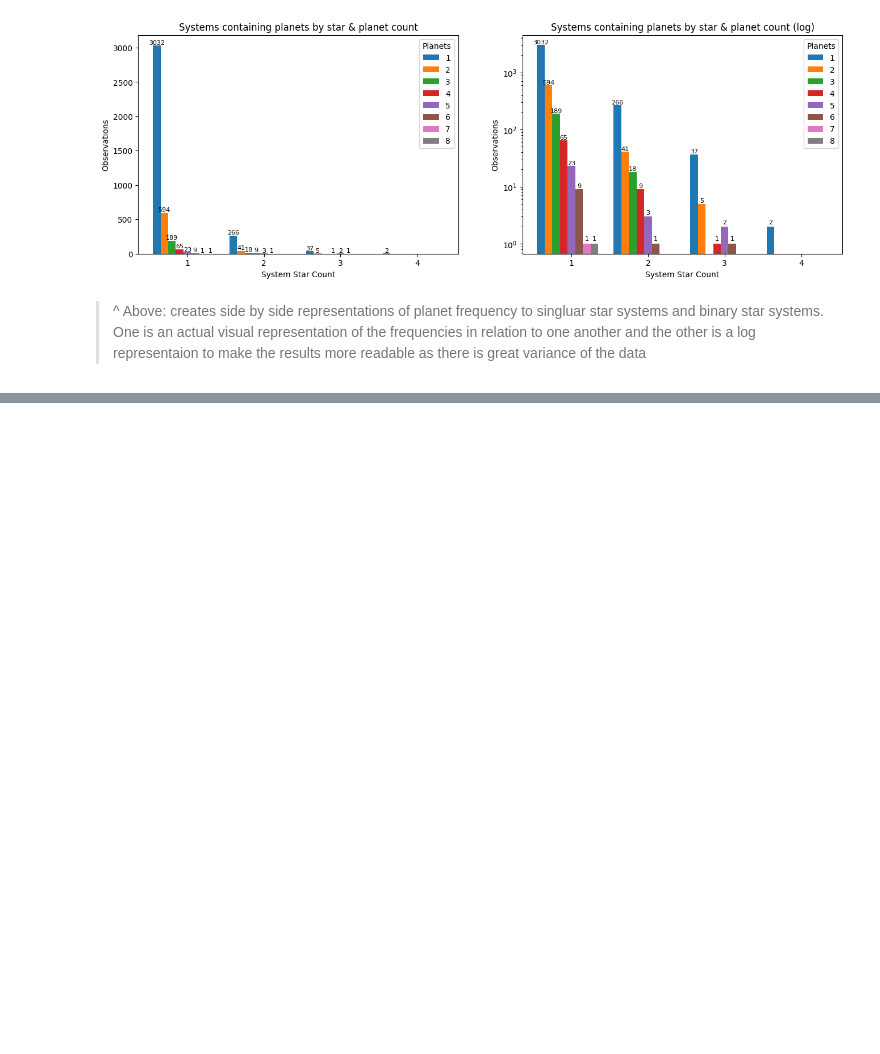
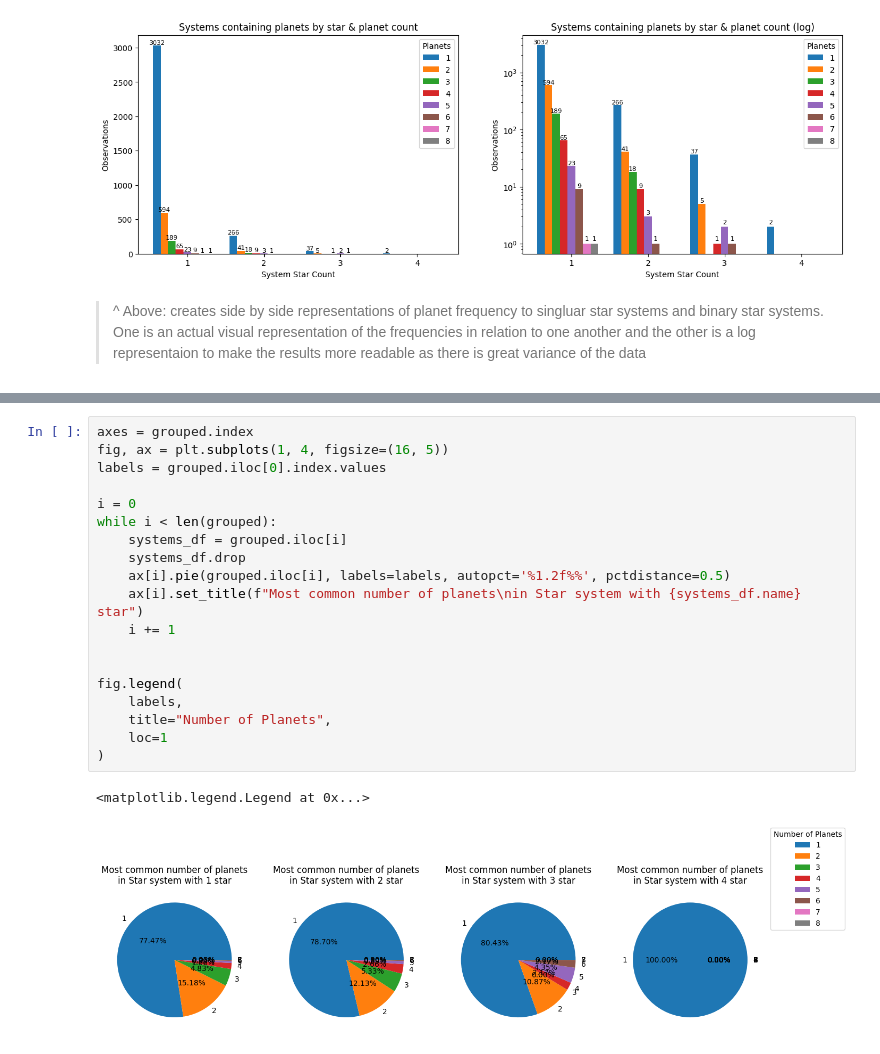
Before and after one commit to rachaellampardfrance/Exoplanetary_Systems, a Jupyter notebook: exoplanet_data.ipynb, the cells around one changed output, grey strips where cells are left out. Saved outputs shown, nothing was run; the diff lists cells and outputs as text; blank space fills up the shorter version.

```diff
--- a/exoplanet_data.ipynb
+++ b/exoplanet_data.ipynb
@@ -226,0 +283,22 @@ plt.show()
+# %%
+axes = grouped.index
+fig, ax = plt.subplots(1, 4, figsize=(16, 5))
+labels = grouped.iloc[0].index.values
+
+i = 0
+while i < len(grouped):
+    systems_df = grouped.iloc[i]
+    systems_df.drop
+    ax[i].pie(grouped.iloc[i], labels=labels, autopct='%1.2f%%', pctdistance=0.5)
+    ax[i].set_title(f"Most common number of planets\nin Star system with {systems_df.name} star")
+    i += 1
+
+
+fig.legend(
+    labels,
+    title="Number of Planets",
+    loc=1
+)
+# %% [output]
+<matplotlib.legend.Legend at 0x...>
+[figure, added]
```
Also changed, not shown: parts of 10 cells of this notebook.
